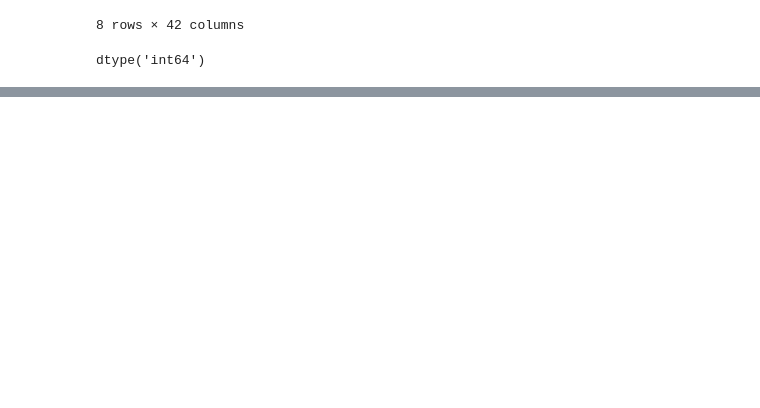
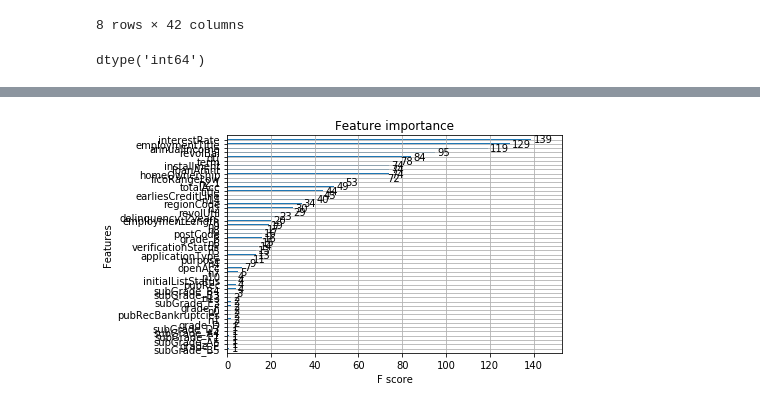
Before and after one commit to linjie1123/loan_default_predict, a Jupyter notebook: 金融风控.ipynb, the cells around one changed output, grey strips where cells are left out. Saved outputs shown, nothing was run; the diff lists cells and outputs as text; code cells hidden in the pictures; blank space fills up the shorter version.

```diff
--- a/金融风控.ipynb
+++ b/金融风控.ipynb
@@ -204,0 +307,4 @@ dtype: int64
+# %%
+# one hot encode
+# 类型数在2之上，又不是高维稀疏的
+data = pd.get_dummies(data, columns=['grade', 'subGrade'], drop_first=True)
@@ -204,0 +357,5 @@ dtype: int64
+# %%
+features = list(data.columns)
+features.remove('id')
+features.remove('issueDate')
+features.remove('isDefault')
@@ -204,0 +382,3 @@ dtype: int64
+# %%
+#split the modeling dataset into trainning set and testing set
+X_train, X_test, y_train, y_test = train_test_split(data[features],data['isDefault'], test_size=0.3,random_state=9)
@@ -204,0 +399,8 @@ dtype: int64
+# %%
+#建立xgboost模型，训练模型
+model = XGBClassifier(learning_rate=0.1,max_depth=7)
+model.fit(X_train,y_train)
+#预测测试集数据
+y_pred = model.predict(X_test)
+accuracy = accuracy_score(y_test,y_pred)
+print("accuracy:%.2f%%"%(accuracy * 100.0))
@@ -204,0 +432,9 @@ dtype: int64
+# %%
+from xgboost import plot_importance
+import matplotlib.pyplot as plt
+%matplotlib inline
+#画重要性
+plot_importance(model)
+plt.show()
+# %% [output]
+[figure, added]
```
Also changed, not shown: parts of 35 cells of this notebook.
